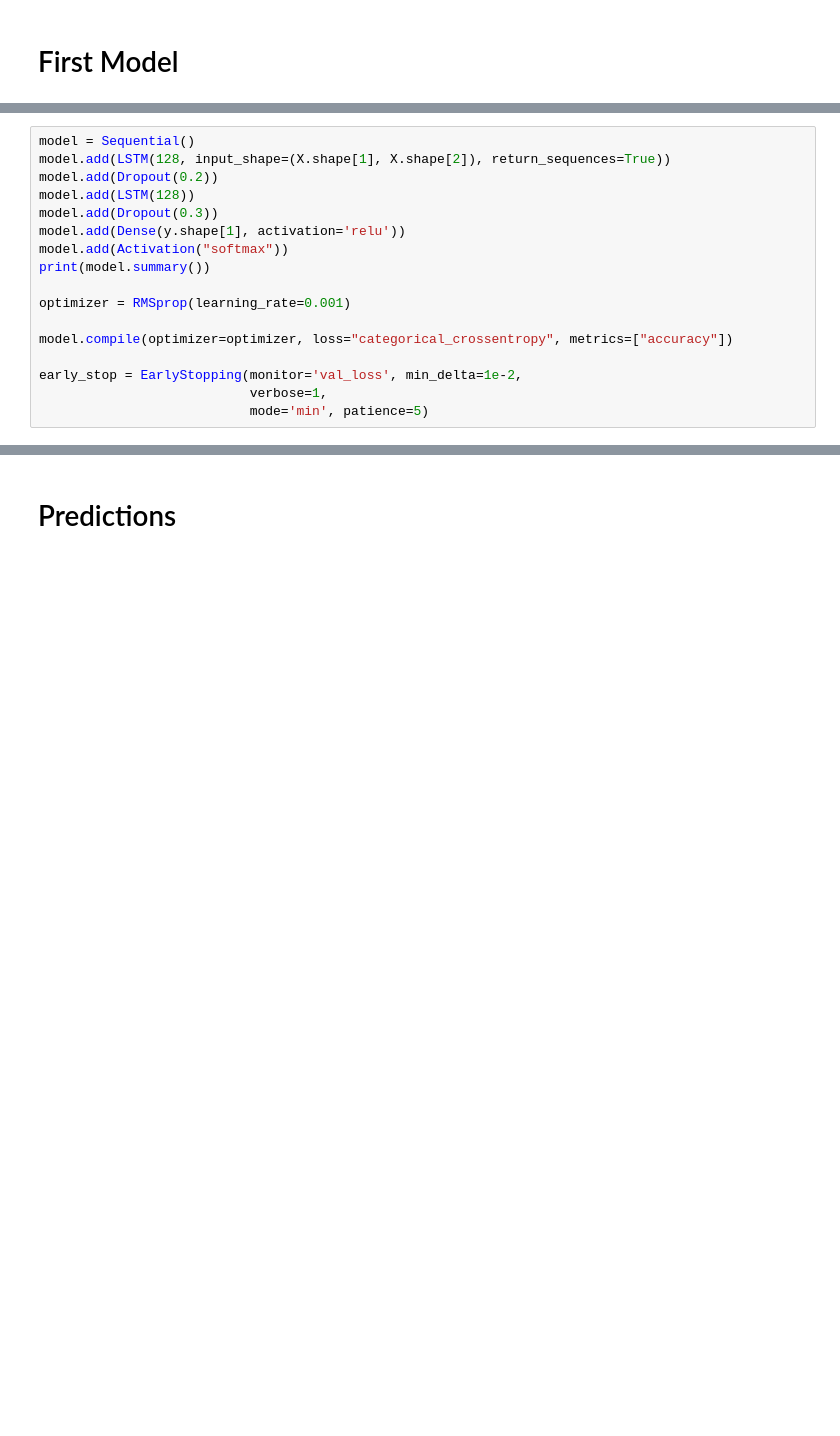
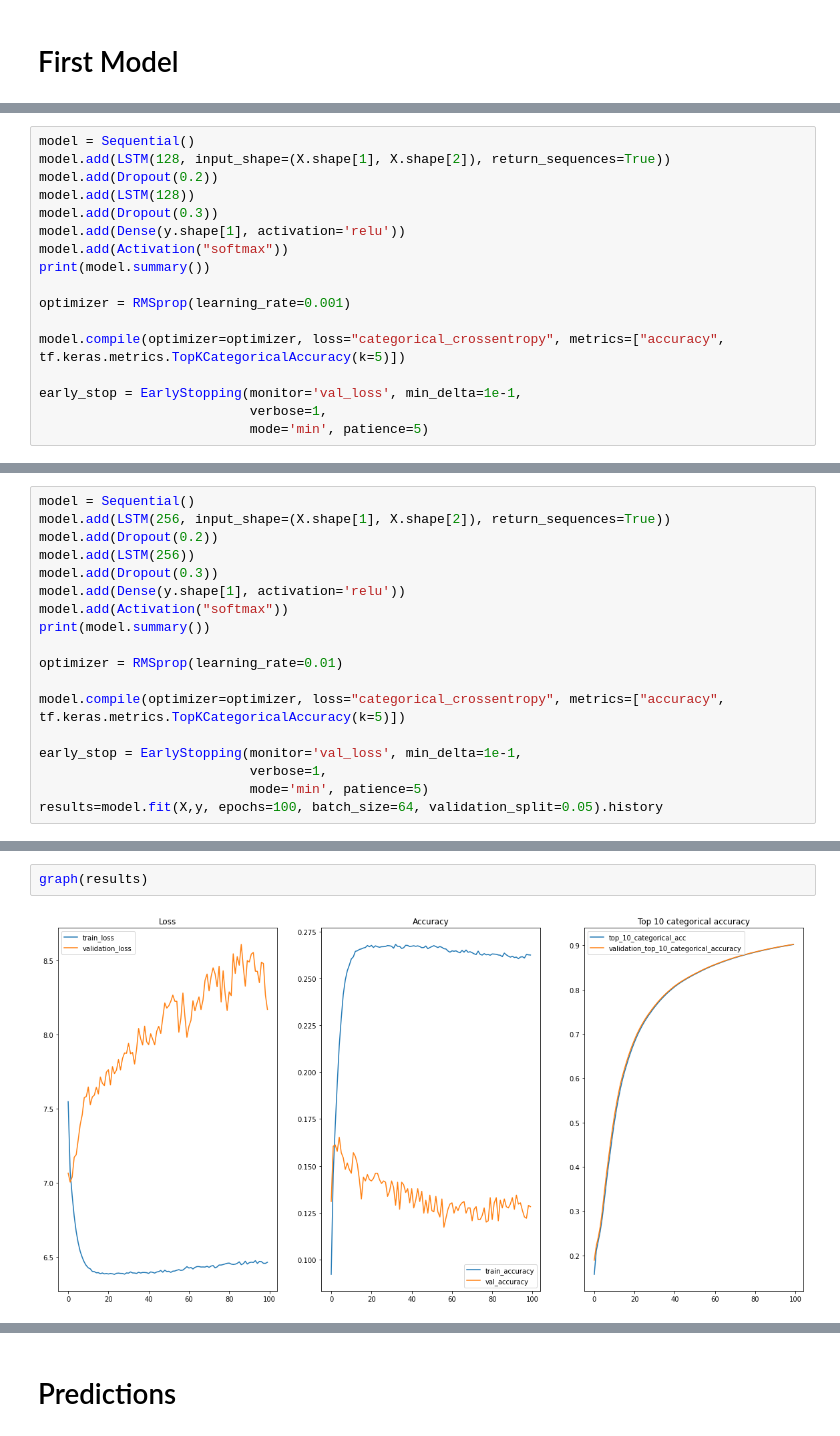
Before and after one commit to VaneezaAhmad/Text-Prediction, a Jupyter notebook: Urdu_predictive_text.ipynb, the cells around one changed output, grey strips where cells are left out. Drawn from its saved outputs; the diff is of its cells as text; blank space fills up the shorter version.

```diff
--- a/Urdu_predictive_text.ipynb
+++ b/Urdu_predictive_text.ipynb
@@ -240,9 +251,9 @@ print(model.summary())
 
 optimizer = RMSprop(learning_rate=0.001)
 
-model.compile(optimizer=optimizer, loss="categorical_crossentropy", metrics=["accuracy"])
+model.compile(optimizer=optimizer, loss="categorical_crossentropy", metrics=["accuracy", tf.keras.metrics.TopKCategoricalAccuracy(k=5)])
 
-early_stop = EarlyStopping(monitor='val_loss', min_delta=1e-2,
+early_stop = EarlyStopping(monitor='val_loss', min_delta=1e-1,
                            verbose=1,
                            mode='min', patience=5)
 # %% [output]
@@ -305,0 +308,18 @@ ax2.legend()
+# %%
+model = Sequential()
+model.add(LSTM(256, input_shape=(X.shape[1], X.shape[2]), return_sequences=True))
+model.add(Dropout(0.2))
+model.add(LSTM(256))
+model.add(Dropout(0.3))
+model.add(Dense(y.shape[1], activation='relu'))
+model.add(Activation("softmax"))
+print(model.summary())
+
+optimizer = RMSprop(learning_rate=0.01)
+
+model.compile(optimizer=optimizer, loss="categorical_crossentropy", metrics=["accuracy", tf.keras.metrics.TopKCategoricalAccuracy(k=5)])
+
+early_stop = EarlyStopping(monitor='val_loss', min_delta=1e-1,
+                           verbose=1,
+                           mode='min', patience=5)
+results=model.fit(X,y, epochs=100, batch_size=64, validation_split=0.05).history
@@ -305,0 +344,4 @@ ax2.legend()
+# %%
+graph(results)
+# %% [output]
+[figure, added]
```
Also changed, not shown: parts of 42 cells of this notebook.
